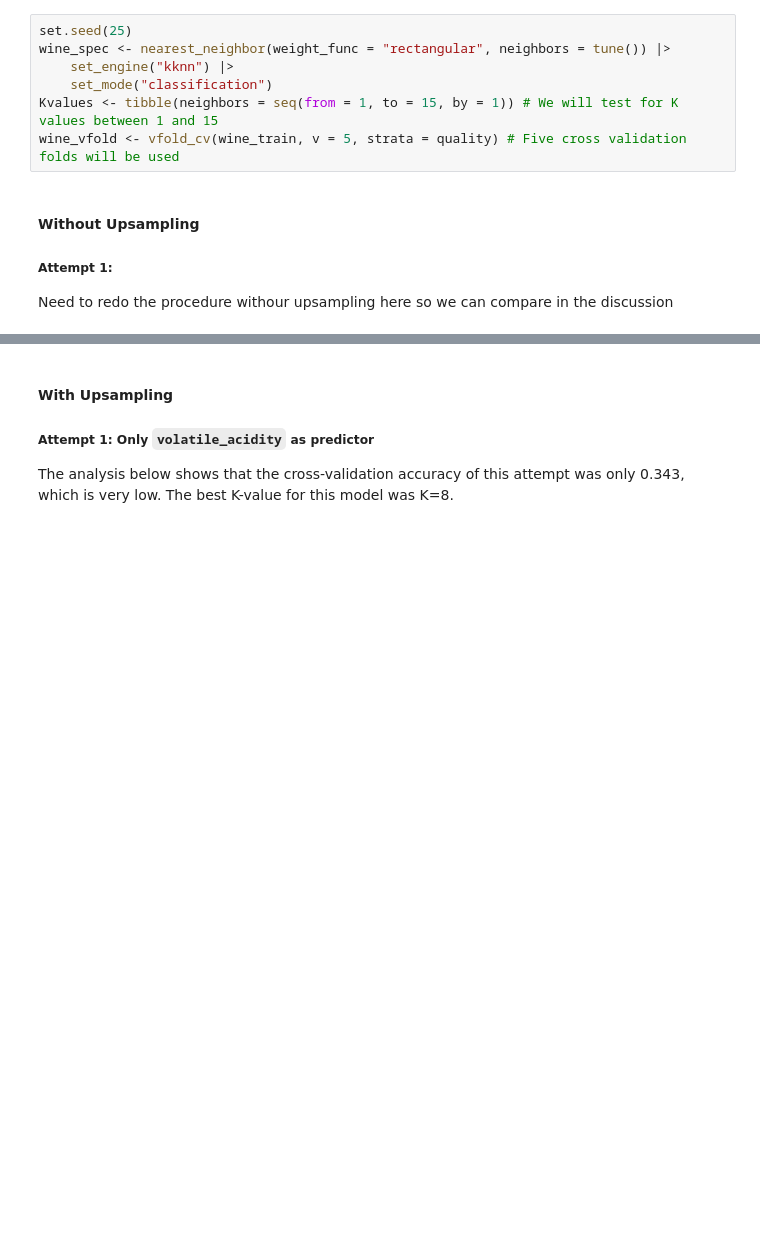
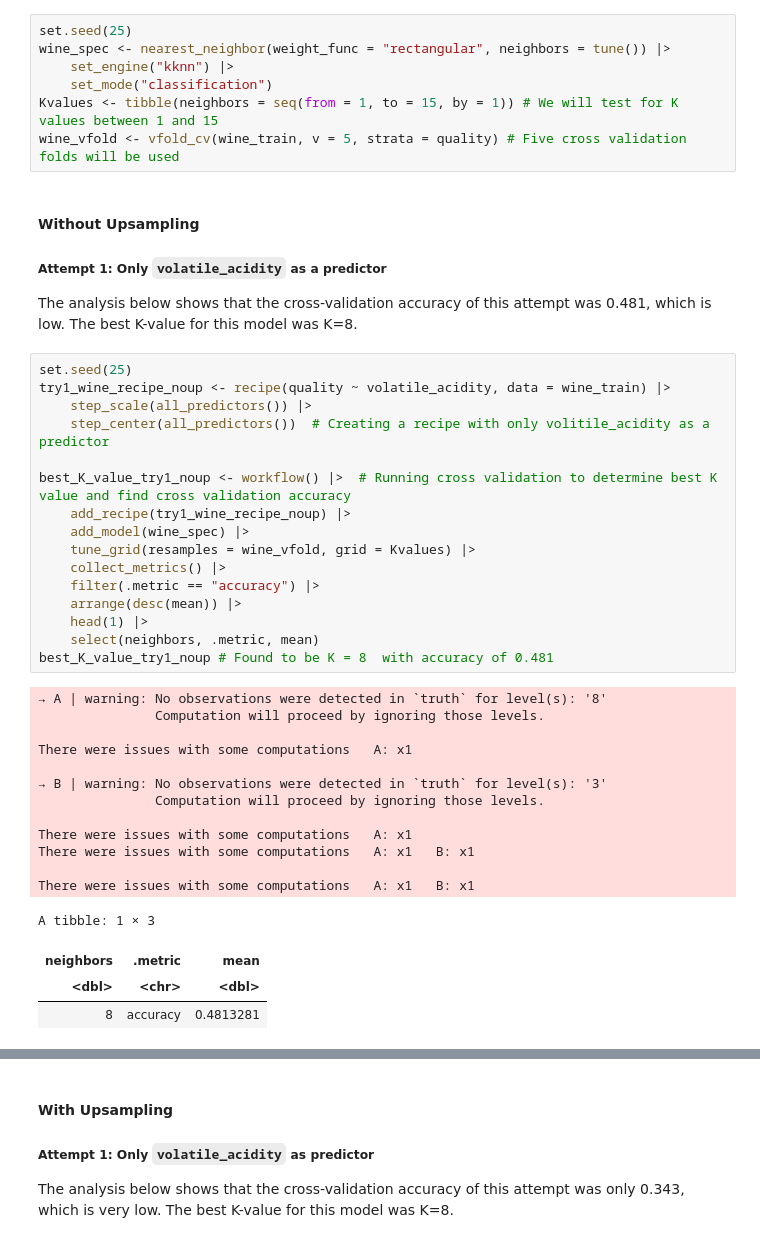
Before and after one commit to MostLeVert/goup01dsci100, a Jupyter notebook: Project_report-2.ipynb, the cells around one changed output, grey strips where cells are left out. Cells and saved outputs as stored; diff of their text form; blank space fills up the shorter version.

Commit message:
Added second procedure without upscaling
Need to add to discussion to talk about upscaling and why we think it was worse

```diff
--- a/Project_report-2.ipynb
+++ b/Project_report-2.ipynb
@@ -168,5 +168,38 @@ Kvalues <- tibble(neighbors = seq(from = 1, to = 15, by = 1)) # We will test for
 wine_vfold <- vfold_cv(wine_train, v = 5, strata = quality) # Five cross validation folds will be used
 # %% [markdown]
 #### Without Upsampling
-##### Attempt 1:
-Need to redo the procedure withour upsampling here so we can compare in the discussion
+##### Attempt 1: Only `volatile_acidity` as a predictor
+The analysis below shows that the cross-validation accuracy of this attempt was 0.481, which is low. The best K-value for this model was K=8.
+# %%
+set.seed(25)
+try1_wine_recipe_noup <- recipe(quality ~ volatile_acidity, data = wine_train) |>
+    step_scale(all_predictors()) |>
+    step_center(all_predictors())  # Creating a recipe with only volitile_acidity as a predictor
+
+best_K_value_try1_noup <- workflow() |>  # Running cross validation to determine best K value and find cross validation accuracy
+    add_recipe(try1_wine_recipe_noup) |>
+    add_model(wine_spec) |>
+    tune_grid(resamples = wine_vfold, grid = Kvalues) |>
+    collect_metrics() |>
+    filter(.metric == "accuracy") |>
+    arrange(desc(mean)) |>
+    head(1) |>
+    select(neighbors, .metric, mean)
+best_K_value_try1_noup # Found to be K = 8  with accuracy of 0.481
+# %% [output]
+→ A | warning: No observations were detected in `truth` for level(s): '8'
+               Computation will proceed by ignoring those levels.
+
+There were issues with some computations   A: x1
+
+→ B | warning: No observations were detected in `truth` for level(s): '3'
+               Computation will proceed by ignoring those levels.
+
+There were issues with some computations   A: x1
+There were issues with some computations   A: x1   B: x1
+
+There were issues with some computations   A: x1   B: x1
+A tibble: 1 × 3
+| neighbors | .metric | mean |
+| <dbl> | <chr> | <dbl> |
+| 8 | accuracy | 0.4813281 |
```
Also changed, not shown: parts of 18 cells of this notebook.
